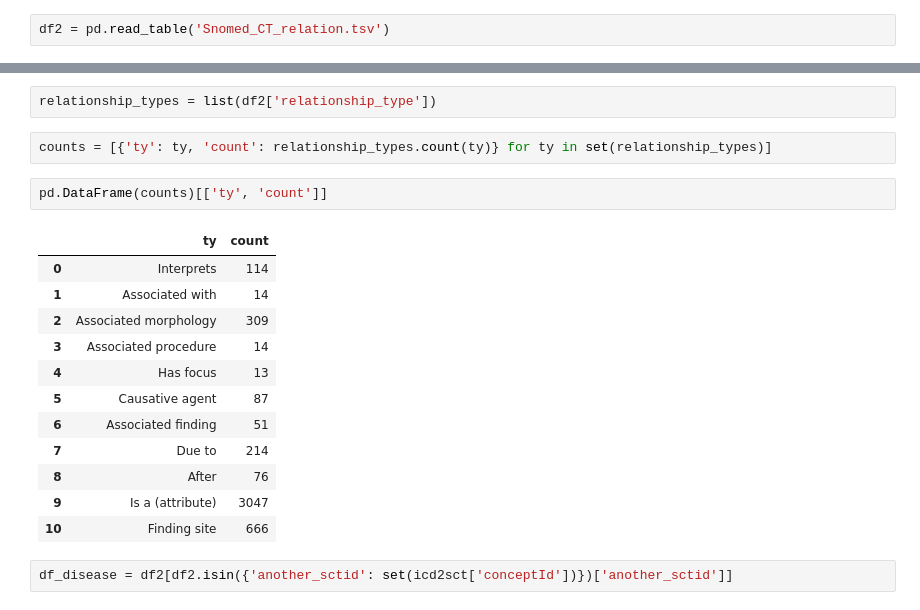
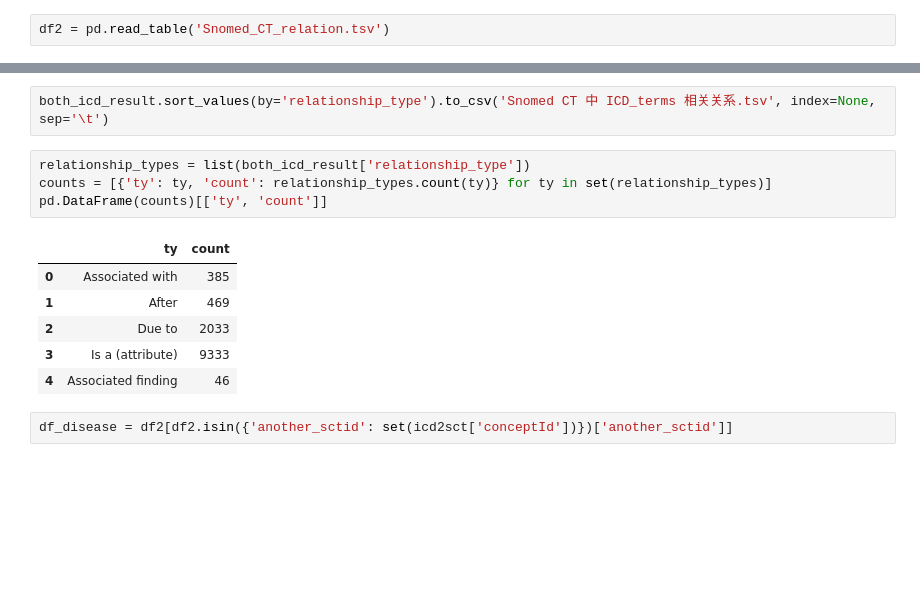
Before and after one commit to sibbay-ai/medical, a Jupyter notebook: Snomed_relationship_analysis/snomed_relationship.ipynb, the cells around one changed output, grey strips where cells are left out. Saved outputs shown, nothing was run; the diff lists cells and outputs as text; blank space fills up the shorter version.

```diff
--- a/Snomed_relationship_analysis/snomed_relationship.ipynb
+++ b/Snomed_relationship_analysis/snomed_relationship.ipynb
@@ -213,22 +280,16 @@ df2.sort_values(by='relationship_type')
-# %%
-relationship_types = list(df2['relationship_type'])
+# %%
+both_icd_result.sort_values(by='relationship_type').to_csv('Snomed CT 中 ICD_terms 相关关系.tsv', index=None, sep='\t')
 # %%
+relationship_types = list(both_icd_result['relationship_type'])
 counts = [{'ty': ty, 'count': relationship_types.count(ty)} for ty in set(relationship_types)]
+pd.DataFrame(counts)[['ty', 'count']]
+# %% [output]
+|  | ty | count |
+| 0 | Associated with | 385 |
+| 1 | After | 469 |
+| 2 | Due to | 2033 |
+| 3 | Is a (attribute) | 9333 |
+| 4 | Associated finding | 46 |
-# %%
-pd.DataFrame(counts)[['ty', 'count']]
-# %% [output]
-|  | ty | count |
-| 0 | Interprets | 114 |
-| 1 | Associated with | 14 |
-| 2 | Associated morphology | 309 |
-| 3 | Associated procedure | 14 |
-| 4 | Has focus | 13 |
-| 5 | Causative agent | 87 |
-| 6 | Associated finding | 51 |
-| 7 | Due to | 214 |
-| 8 | After | 76 |
-| 9 | Is a (attribute) | 3047 |
-| 10 | Finding site | 666 |
 # %%
 df_disease = df2[df2.isin({'another_sctid': set(icd2sct['conceptId'])})['another_sctid']]
 # %%
```
Also changed, not shown: parts of 15 cells of this notebook, 3 other files.
